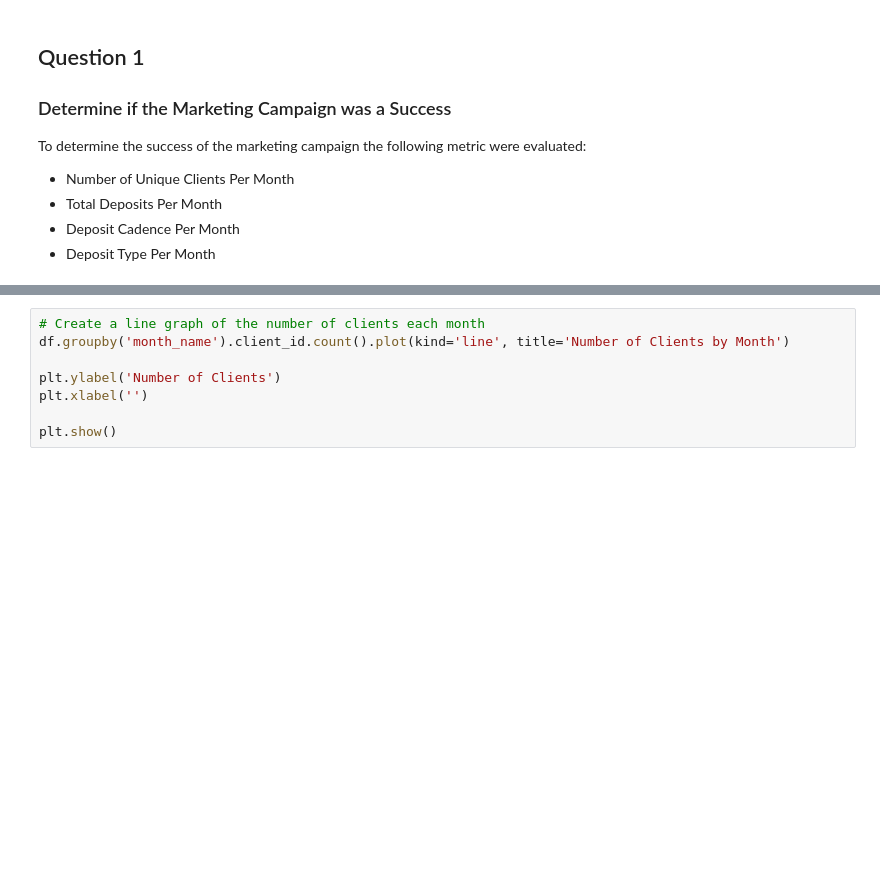
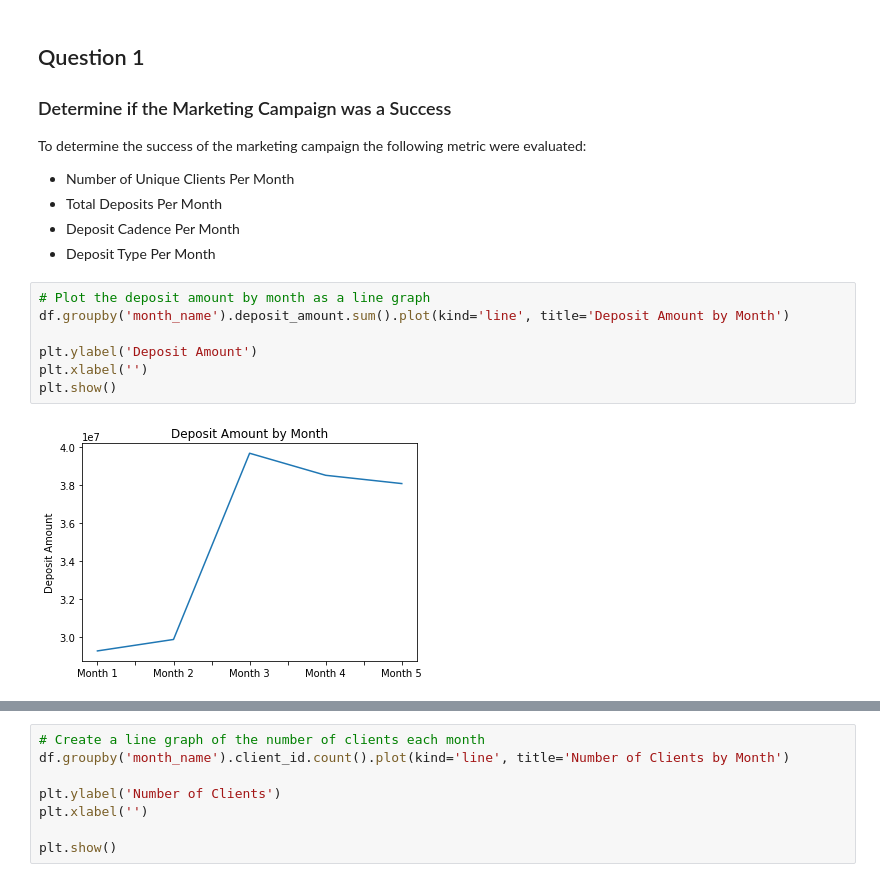
Before and after one commit to AvatarJoshi/marketing_campaign_analysis, a Jupyter notebook: marketing_analysis.ipynb, the cells around one changed output, grey strips where cells are left out. Cells and saved outputs as stored; diff of their text form; blank space fills up the shorter version.

```diff
--- a/marketing_analysis.ipynb
+++ b/marketing_analysis.ipynb
@@ -334,3 +333,12 @@ To determine the success of the marketing campaign the following metric were eva
 - Total Deposits Per Month
 - Deposit Cadence Per Month
 - Deposit Type Per Month
+# %%
+# Plot the deposit amount by month as a line graph
+df.groupby('month_name').deposit_amount.sum().plot(kind='line', title='Deposit Amount by Month')
+
+plt.ylabel('Deposit Amount')
+plt.xlabel('')
+plt.show()
+# %% [output]
+[figure, added]
```
Also changed, not shown: parts of 25 cells of this notebook.
